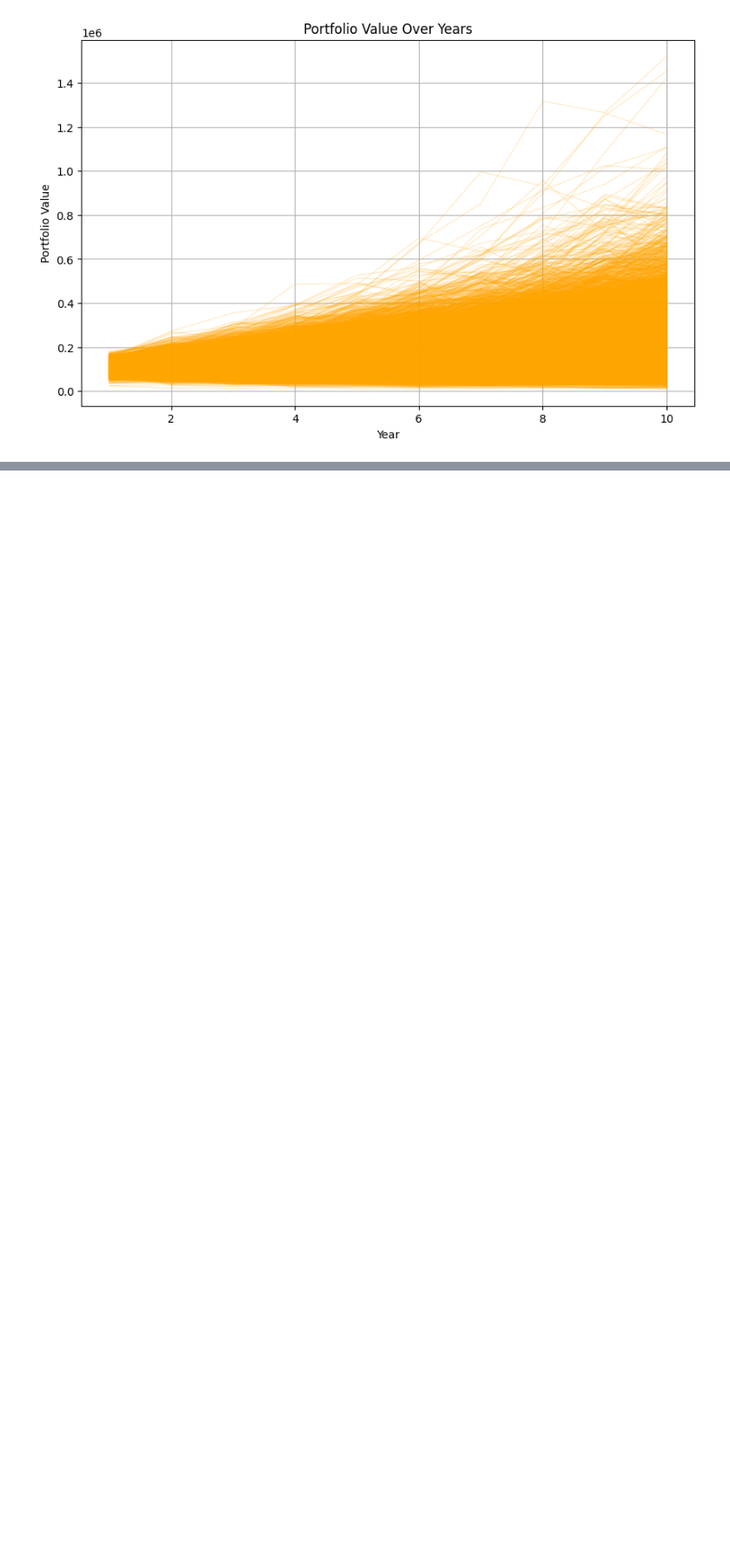
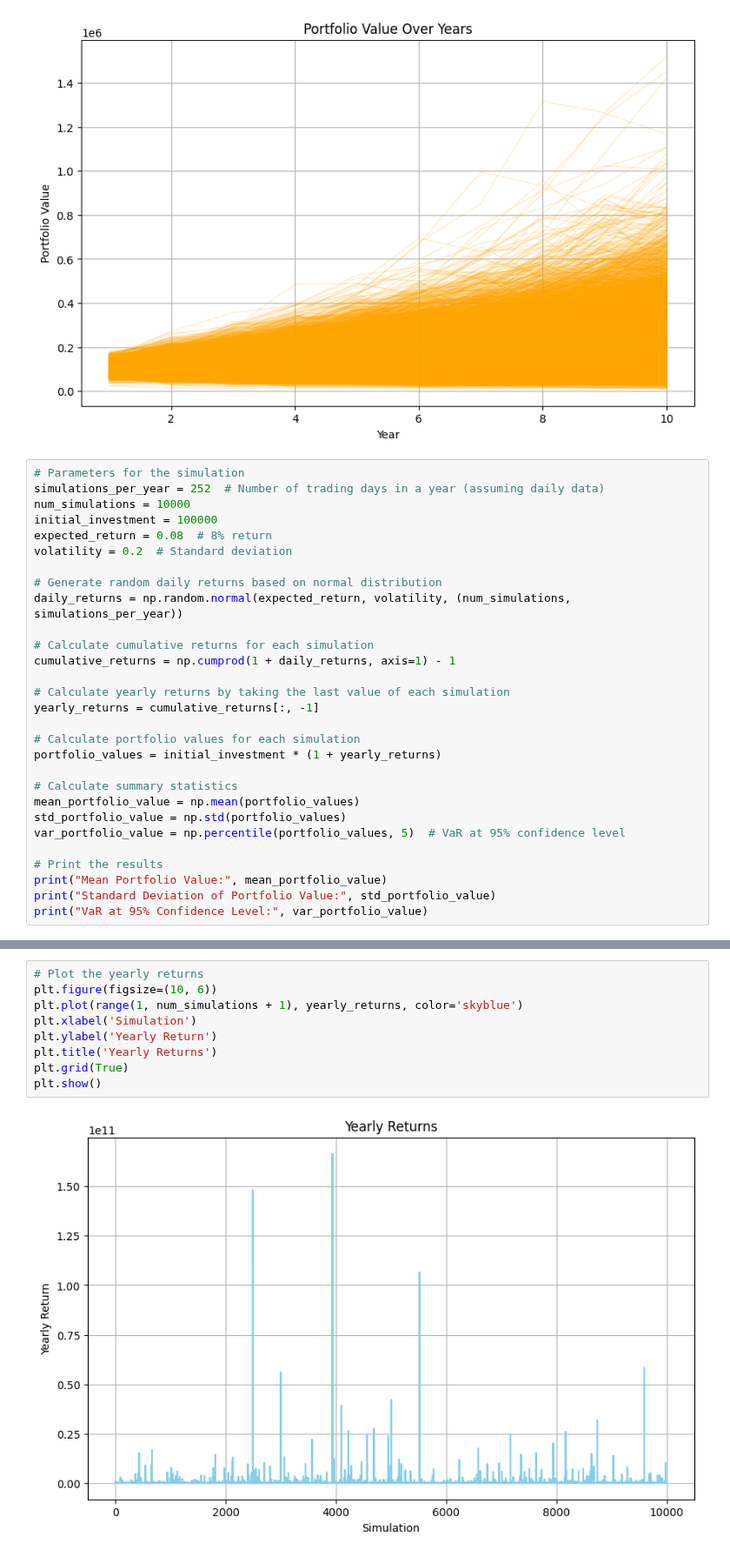
Before and after one commit to arunp77/MonteCarlo-simulation, a Jupyter notebook: MOnte-Carlo-simulation-fundamentals.ipynb, the cells around one changed output, grey strips where cells are left out. Shown at 87% size. Cells and saved outputs as stored; diff of their text form; blank space fills up the shorter version.

```diff
--- a/MOnte-Carlo-simulation-fundamentals.ipynb
+++ b/MOnte-Carlo-simulation-fundamentals.ipynb
@@ -168,3 +175,32 @@ plt.grid(True)
 plt.show()
 # %% [output]
 [figure]
+# %%
+# Parameters for the simulation
+simulations_per_year = 252  # Number of trading days in a year (assuming daily data)
+num_simulations = 10000
+initial_investment = 100000
+expected_return = 0.08  # 8% return
+volatility = 0.2  # Standard deviation
+
+# Generate random daily returns based on normal distribution
+daily_returns = np.random.normal(expected_return, volatility, (num_simulations, simulations_per_year))
+
+# Calculate cumulative returns for each simulation
+cumulative_returns = np.cumprod(1 + daily_returns, axis=1) - 1
+
+# Calculate yearly returns by taking the last value of each simulation
+yearly_returns = cumulative_returns[:, -1]
+
+# Calculate portfolio values for each simulation
+portfolio_values = initial_investment * (1 + yearly_returns)
+
+# Calculate summary statistics
+mean_portfolio_value = np.mean(portfolio_values)
+std_portfolio_value = np.std(portfolio_values)
+var_portfolio_value = np.percentile(portfolio_values, 5)  # VaR at 95% confidence level
+
+# Print the results
+print("Mean Portfolio Value:", mean_portfolio_value)
+print("Standard Deviation of Portfolio Value:", std_portfolio_value)
+print("VaR at 95% Confidence Level:", var_portfolio_value)
@@ -170,0 +229,11 @@ plt.show()
+# %%
+# Plot the yearly returns
+plt.figure(figsize=(10, 6))
+plt.plot(range(1, num_simulations + 1), yearly_returns, color='skyblue')
+plt.xlabel('Simulation')
+plt.ylabel('Yearly Return')
+plt.title('Yearly Returns')
+plt.grid(True)
+plt.show()
+# %% [output]
+[figure, added]
```
Also changed, not shown: parts of 4 cells of this notebook.
